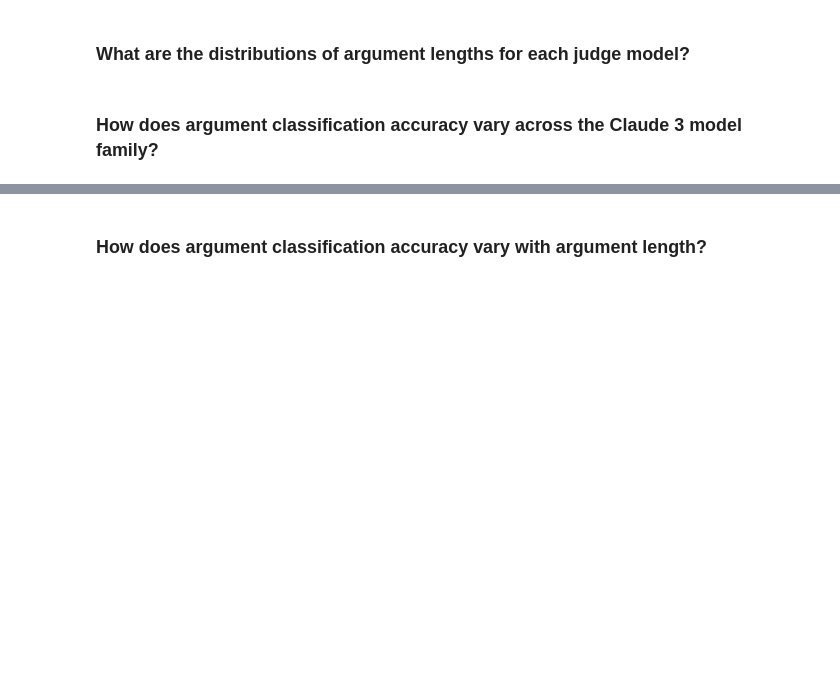
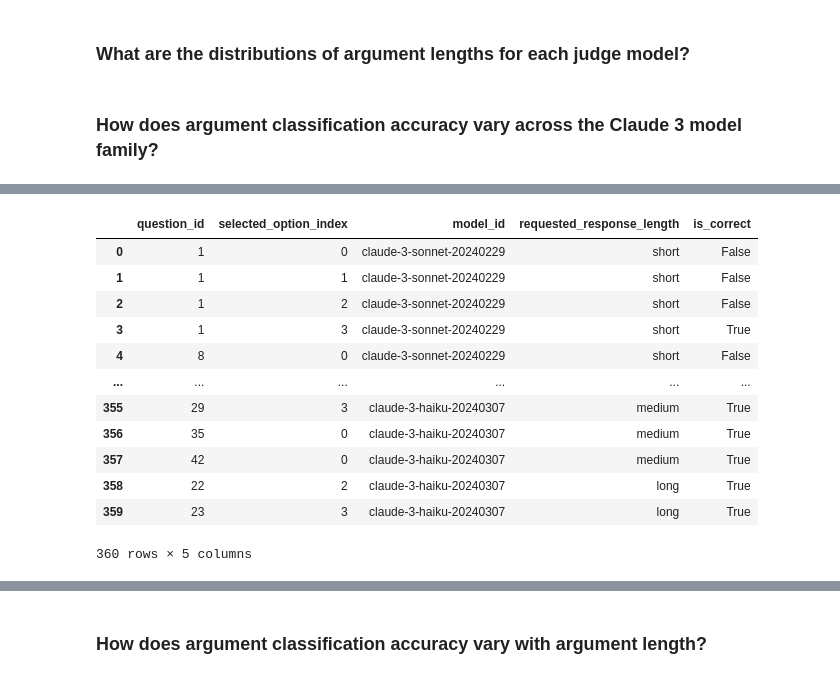
Before and after one commit to abhirambibekar/llm-debate, a Jupyter notebook: src/data_analysis.ipynb, the cells around one changed output, grey strips where cells are left out. Cells and saved outputs as stored; diff of their text form; code cells hidden in the pictures; blank space fills up the shorter version.

```diff
--- a/src/data_analysis.ipynb
+++ b/src/data_analysis.ipynb
@@ -181,4 +278,53 @@ fig.write_html("../plots/argument_length_distributions.html")
 # %%
 ArgumentClassificationResponses = pd.read_csv(
-    "../data/ArgumentClassificationResponses_20240505220601.csv", index_col=0
+    "../data/ArgumentClassificationResponses_20240529231504.csv", index_col=0
 )
+# %%
+classifications_with_argument_length = pd.merge(
+    ArgumentClassificationResponses,
+    SelectedOptionArgumentResponses.reset_index()[
+        ["id", "requested_response_length", "selected_option_index", "question_id"]
+    ],
+    left_on="argument_id",
+    right_on="id",
+)
+classification_with_argument_length_and_questions = pd.merge(
+    classifications_with_argument_length,
+    MMLUMathQuestionsSubset.reset_index()[["id", "correct_option_index"]],
+    left_on="question_id",
+    right_on="id",
+)
+classification_with_argument_length_and_questions["option_is_correct"] = (
+    classification_with_argument_length_and_questions["selected_option_index"]
+    == classification_with_argument_length_and_questions["correct_option_index"]
+)
+classification_with_argument_length_and_questions["is_correct"] = (
+    classification_with_argument_length_and_questions["option_is_correct"]
+    == (
+        classification_with_argument_length_and_questions["classification_summary"]
+        == "c"
+    )
+)
+classification_with_argument_length_and_questions[
+    [
+        "question_id",
+        "selected_option_index",
+        "model_id",
+        "requested_response_length",
+        "is_correct",
+    ]
+]
+# %% [output]
+|  | question_id | selected_option_index | model_id | requested_response_length | is_correct |
+| 0 | 1 | 0 | claude-3-sonnet-20240229 | short | False |
+| 1 | 1 | 1 | claude-3-sonnet-20240229 | short | False |
+| 2 | 1 | 2 | claude-3-sonnet-20240229 | short | False |
+| 3 | 1 | 3 | claude-3-sonnet-20240229 | short | True |
+| 4 | 8 | 0 | claude-3-sonnet-20240229 | short | False |
+| ... | ... | ... | ... | ... | ... |
+| 355 | 29 | 3 | claude-3-haiku-20240307 | medium | True |
+| 356 | 35 | 0 | claude-3-haiku-20240307 | medium | True |
+| 357 | 42 | 0 | claude-3-haiku-20240307 | medium | True |
+| 358 | 22 | 2 | claude-3-haiku-20240307 | long | True |
+| 359 | 23 | 3 | claude-3-haiku-20240307 | long | True |
+360 rows × 5 columns
```
Also changed, not shown: parts of 17 cells of this notebook, 6 other files.
